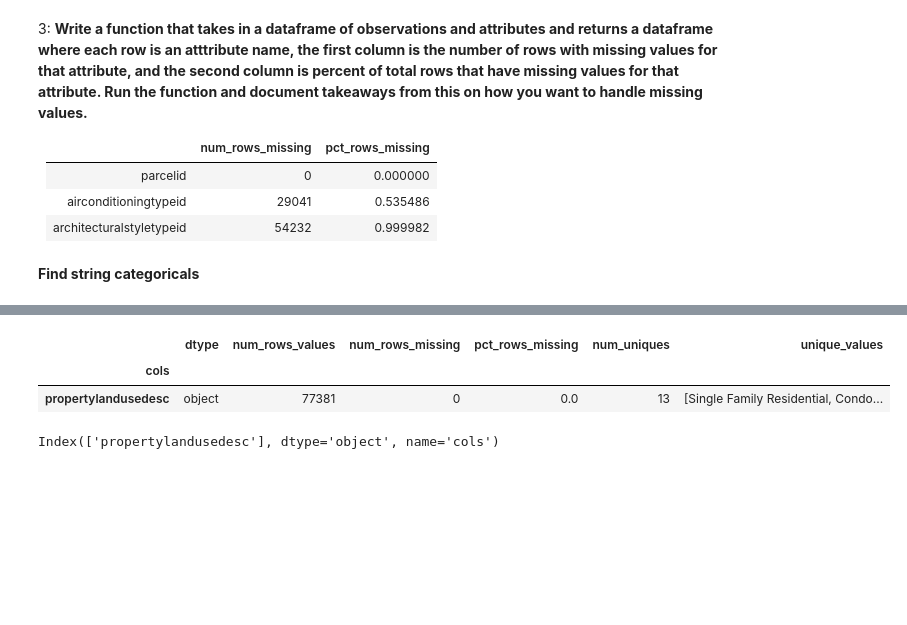
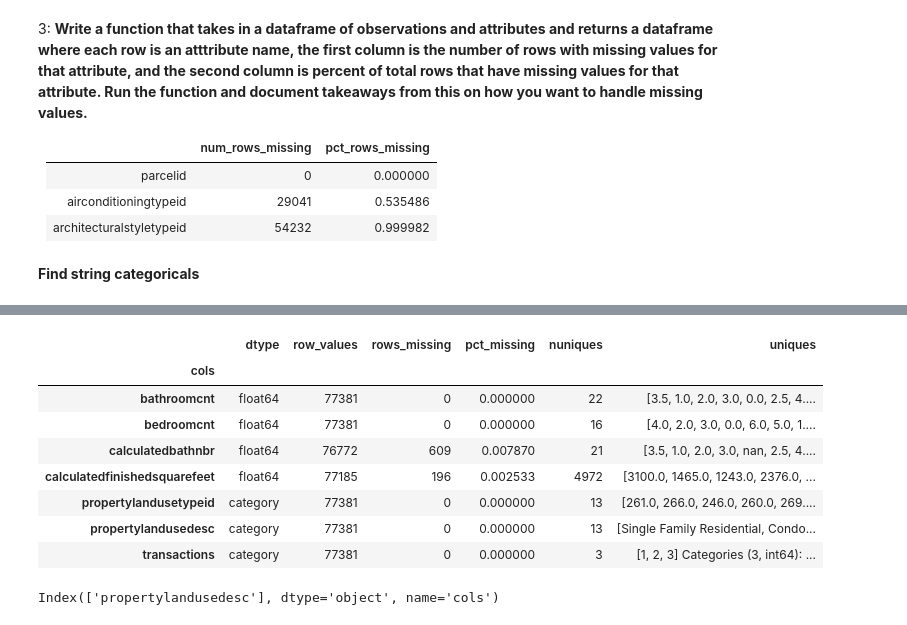
Before and after one commit to BayesEliaSantos/Bayes_P04_Zillow, a Jupyter notebook: kworking.ipynb, the cells around one changed output, grey strips where cells are left out. Cells and saved outputs as stored; diff of their text form; code cells hidden in the pictures; blank space fills up the shorter version.

Commit message:
updated prep

```diff
--- a/kworking.ipynb
+++ b/kworking.ipynb
@@ -255,7 +255,7 @@ def get_column_values_stats(
 # %% [markdown]
 **Find string categoricals**
 # %%
-df_strings = get_column_values_stats(
+df_strings = prep.get_column_values_stats(
     df,
     get_cols=df.columns[df.dtypes=='object'],
     max_uniques=20000,
@@ -268,6 +266,12 @@ df_strings
-|  | dtype | num_rows_values | num_rows_missing | pct_rows_missing | num_uniques | unique_values |
+|  | dtype | row_values | rows_missing | pct_missing | nuniques | uniques |
 | cols |  |  |  |  |  |  |
-| propertylandusedesc | object | 77381 | 0 | 0.0 | 13 | [Single Family Residential, Condo... |
+| bathroomcnt | float64 | 77381 | 0 | 0.000000 | 22 | [3.5, 1.0, 2.0, 3.0, 0.0, 2.5, 4.... |
+| bedroomcnt | float64 | 77381 | 0 | 0.000000 | 16 | [4.0, 2.0, 3.0, 0.0, 6.0, 5.0, 1.... |
+| calculatedbathnbr | float64 | 76772 | 609 | 0.007870 | 21 | [3.5, 1.0, 2.0, 3.0, nan, 2.5, 4.... |
+| calculatedfinishedsquarefeet | float64 | 77185 | 196 | 0.002533 | 4972 | [3100.0, 1465.0, 1243.0, 2376.0, ... |
+| propertylandusetypeid | category | 77381 | 0 | 0.000000 | 13 | [261.0, 266.0, 246.0, 260.0, 269.... |
+| propertylandusedesc | category | 77381 | 0 | 0.000000 | 13 | [Single Family Residential, Condo... |
+| transactions | category | 77381 | 0 | 0.000000 | 3 | [1, 2, 3] Categories (3, int64): ... |
 # %%
 df_strings.index
 # %% [output]
```
Also changed, not shown: parts of 1 cell of this notebook, 1 other file.
